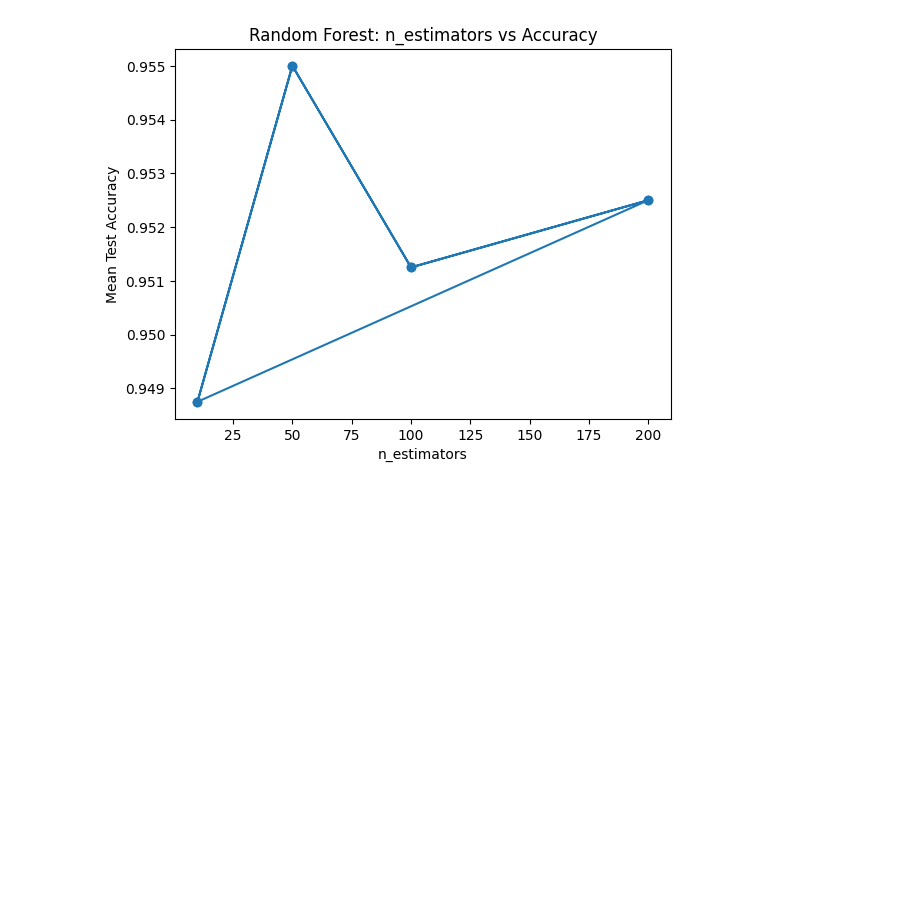
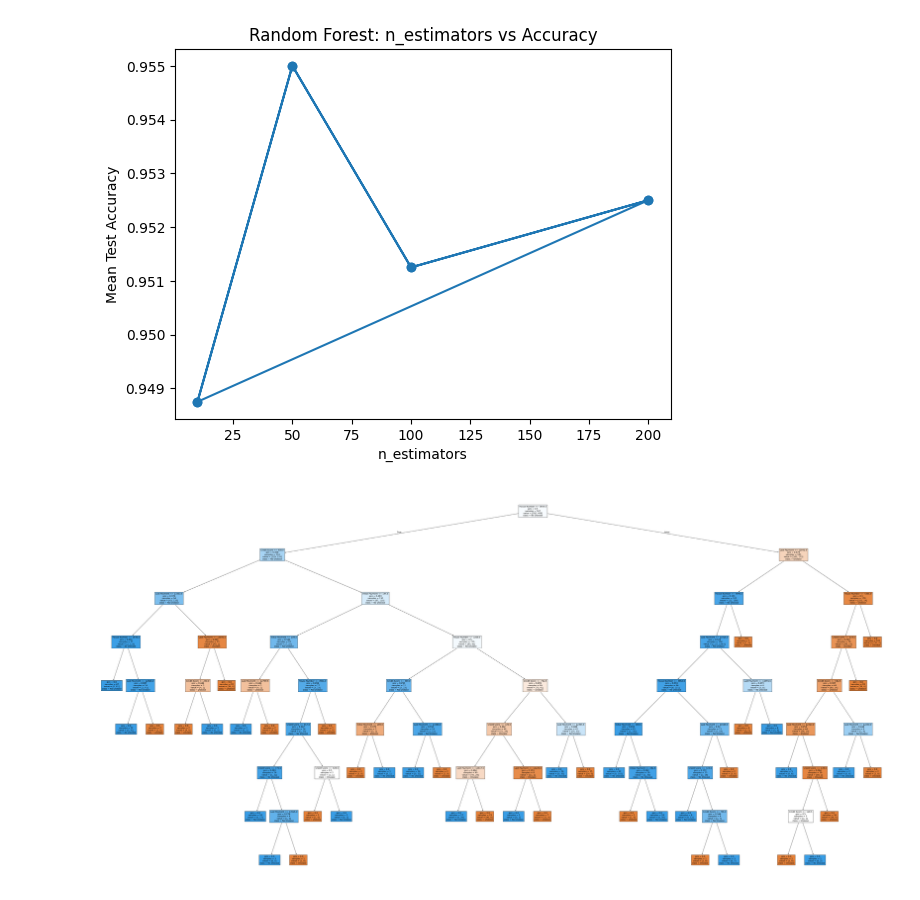
Before and after one commit to Machine-Learning-ML/random-forest, a Jupyter notebook: random-forest.ipynb, the cells around one changed output. Drawn from its saved outputs; the diff is of its cells as text; code cells hidden in the pictures; blank space fills up the shorter version.

Commit message:
Adding Visualization and Tree Structure

```diff
--- a/random-forest.ipynb
+++ b/random-forest.ipynb
@@ -34,7 +33,9 @@ param_grid = {
     'max_features': ['sqrt', 'log2']
 }
 
-grid_search = GridSearchCV(estimator=rf, param_grid=param_grid, cv=5, scoring='accuracy')
+grid_search = GridSearchCV(estimator=rf, param_grid=param_grid, cv=5, scoring='accuracy', verbose=1)
+# cv = 5 : The number of cross-validation folds.
+
 grid_search.fit(X_train, y_train)
 
 # Get the best parameters
@@ -80,3 +78,9 @@ plt.title('Random Forest: n_estimators vs Accuracy')
 plt.show()
 # %% [output]
 [figure]
+# %%
+from sklearn.tree import plot_tree
+plt.figure(figsize=(80,40))
+plot_tree(best_model.estimators_[5], feature_names = X.columns,class_names=['Disease', "No Disease"],filled=True);
+# %% [output]
+[figure, added]
```
Also changed, not shown: parts of 2 cells of this notebook.
